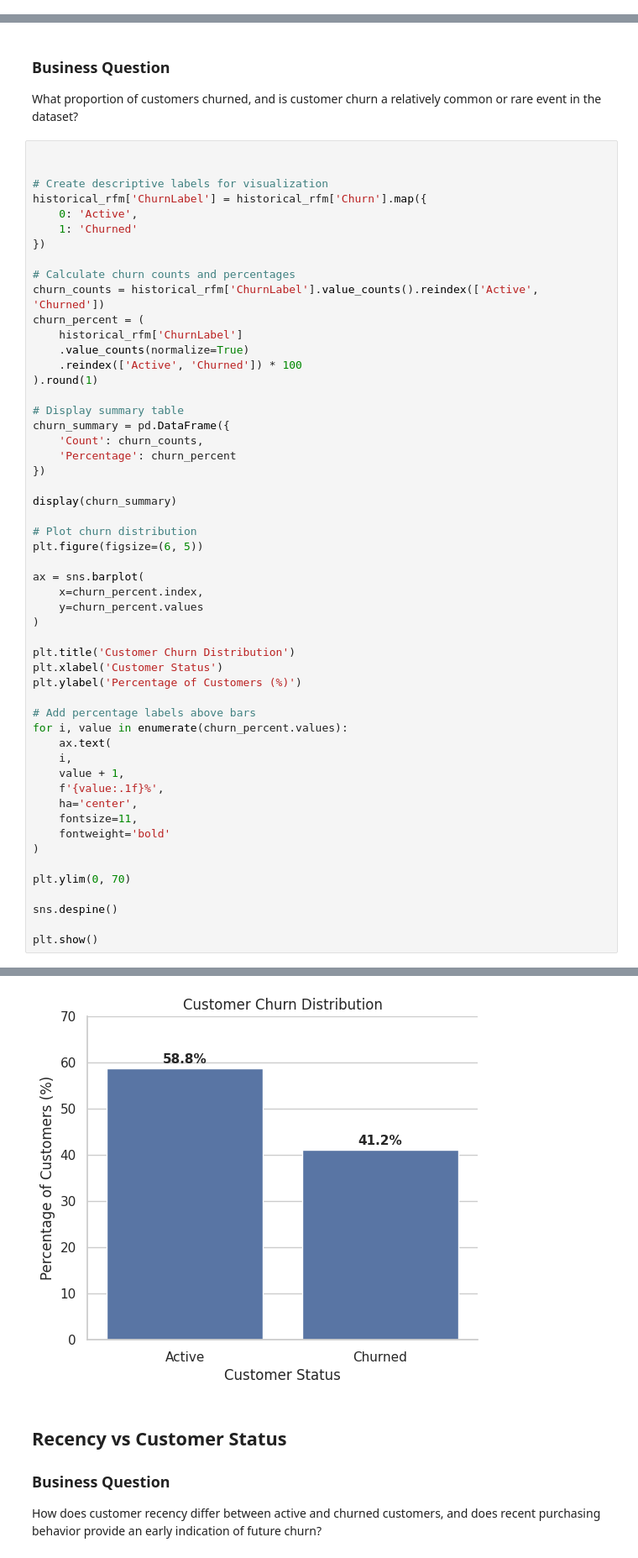
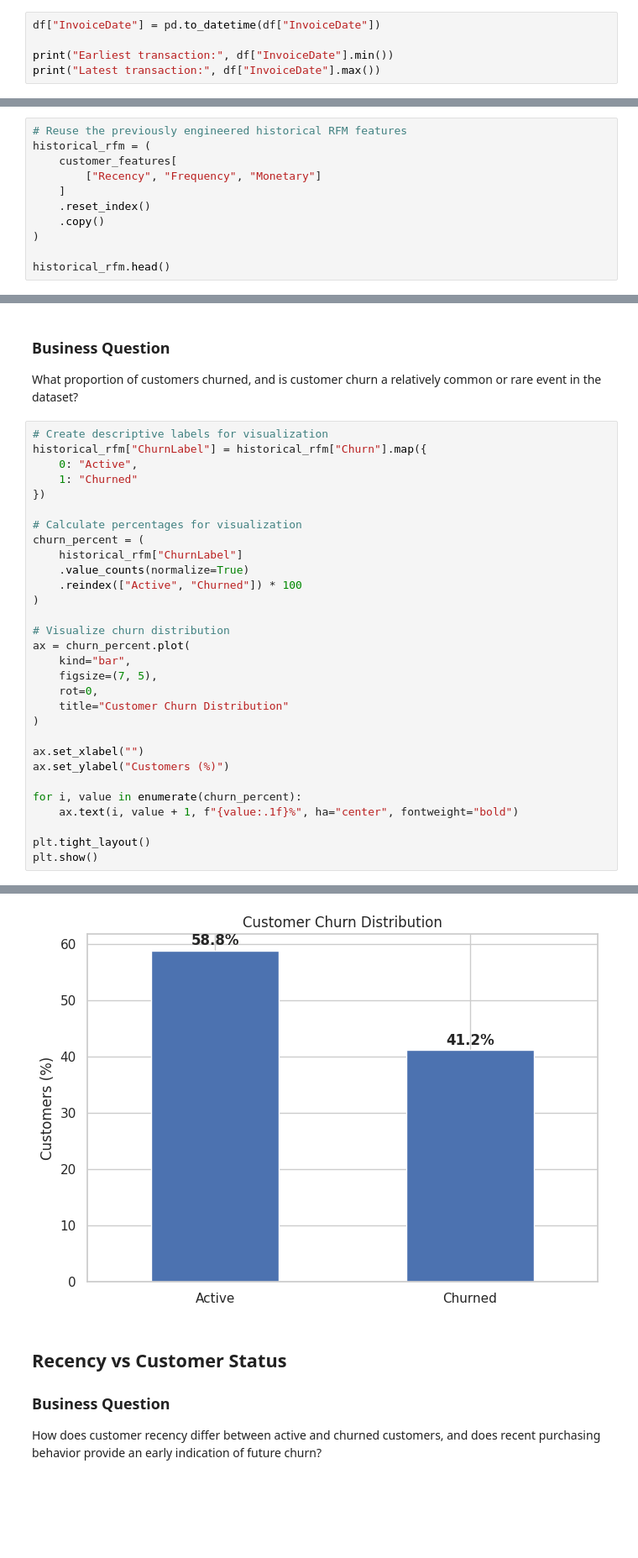
Before and after one commit to codemaame/customer-churn-prediction, a Jupyter notebook: customer_churn_prediction.ipynb, the cells around one changed output, grey strips where cells are left out. Shown at 84% size. Cells and saved outputs as stored; diff of their text form; blank space fills up the shorter version.

Commit message:
Add files via upload
Update churn analysis and methodology

```diff
--- a/customer_churn_prediction.ipynb
+++ b/customer_churn_prediction.ipynb
@@ -96,0 +109,5 @@ Dataset shape: 541,909 rows × 8 columns
+# %%
+df["InvoiceDate"] = pd.to_datetime(df["InvoiceDate"])
+
+print("Earliest transaction:", df["InvoiceDate"].min())
+print("Latest transaction:", df["InvoiceDate"].max())
@@ -1981,0 +2029,11 @@ historical_rfm.head()
+# %%
+# Reuse the previously engineered historical RFM features
+historical_rfm = (
+    customer_features[
+        ["Recency", "Frequency", "Monetary"]
+    ]
+    .reset_index()
+    .copy()
+)
+
+historical_rfm.head()
@@ -2014,56 +2112,33 @@ historical_rfm.head()
 
 What proportion of customers churned, and is customer churn a relatively common or rare event in the dataset?
 # %%
-
-
 # Create descriptive labels for visualization
-historical_rfm['ChurnLabel'] = historical_rfm['Churn'].map({
-    0: 'Active',
-    1: 'Churned'
+historical_rfm["ChurnLabel"] = historical_rfm["Churn"].map({
+    0: "Active",
+    1: "Churned"
 })
 
-# Calculate churn counts and percentages
-churn_counts = historical_rfm['ChurnLabel'].value_counts().reindex(['Active', 'Churned'])
+# Calculate percentages for visualization
 churn_percent = (
-    historical_rfm['ChurnLabel']
+    historical_rfm["ChurnLabel"]
     .value_counts(normalize=True)
-    .reindex(['Active', 'Churned']) * 100
-).round(1)
-
-# Display summary table
-churn_summary = pd.DataFrame({
-    'Count': churn_counts,
-    'Percentage': churn_percent
-})
-
-display(churn_summary)
-
-# Plot churn distribution
-plt.figure(figsize=(6, 5))
-
-ax = sns.barplot(
-    x=churn_percent.index,
-    y=churn_percent.values
+    .reindex(["Active", "Churned"]) * 100
 )
 
-plt.title('Customer Churn Distribution')
-plt.xlabel('Customer Status')
-plt.ylabel('Percentage of Customers (%)')
-
-# Add percentage labels above bars
-for i, value in enumerate(churn_percent.values):
-    ax.text(
-    i,
-    value + 1,
-    f'{value:.1f}%',
-    ha='center',
-    fontsize=11,
-    fontweight='bold'
+# Visualize churn distribution
+ax = churn_percent.plot(
+    kind="bar",
+    figsize=(7, 5),
+    rot=0,
+    title="Customer Churn Distribution"
 )
 
-plt.ylim(0, 70)
+ax.set_xlabel("")
+ax.set_ylabel("Customers (%)")
 
-sns.despine()
+for i, value in enumerate(churn_percent):
+    ax.text(i, value + 1, f"{value:.1f}%", ha="center", fontweight="bold")
 
+plt.tight_layout()
 plt.show()
 # %% [output]
@@ -2074,4 +2145,4 @@ plt.show()
-[figure, old version]
+[figure, new version]
 # %% [markdown]
 ## Recency vs Customer Status
 
```
Also changed, not shown: parts of 60 cells of this notebook.
